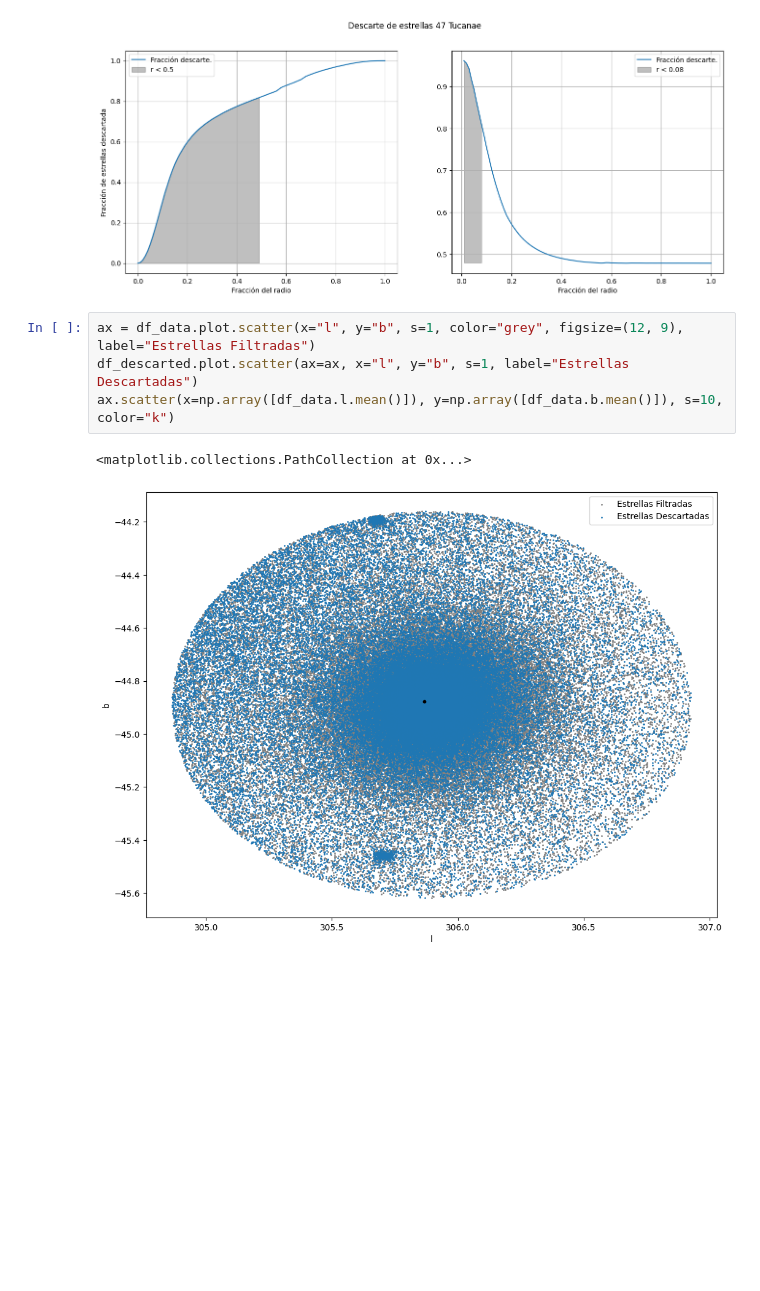
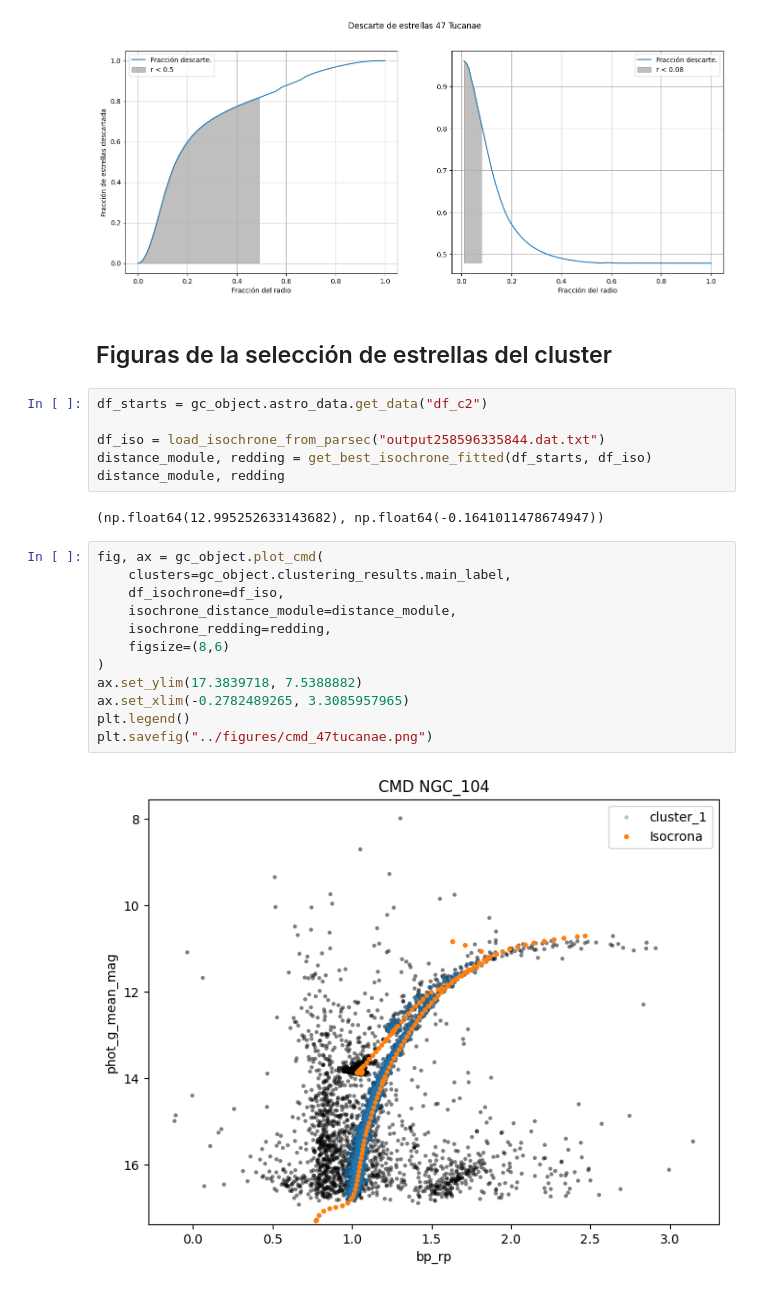
Before and after one commit to santhiperbolico/tfm-ucm-code, a Jupyter notebook: notebooks/memories/Figuras 47 Tucanae.ipynb, the cells around one changed output. Cells and saved outputs as stored; diff of their text form; blank space fills up the shorter version.

```diff
--- a/notebooks/memories/Figuras 47 Tucanae.ipynb
+++ b/notebooks/memories/Figuras 47 Tucanae.ipynb
@@ -148,10 +164,27 @@ ax[1].grid()
 plt.savefig("../figures/fraccion_descarte_47tucanae.png")
 # %% [output]
 [figure]
-# %%
-ax = df_data.plot.scatter(x="l", y="b", s=1, color="grey", figsize=(12, 9), label="Estrellas Filtradas")
-df_descarted.plot.scatter(ax=ax, x="l", y="b", s=1, label="Estrellas Descartadas")
-ax.scatter(x=np.array([df_data.l.mean()]), y=np.array([df_data.b.mean()]), s=10, color="k")
-# %% [output]
-<matplotlib.collections.PathCollection at 0x...>
-[figure, removed]
+# %% [markdown]
+## Figuras de la selección de estrellas del cluster
+# %%
+df_starts = gc_object.astro_data.get_data("df_c2")
+
+df_iso = load_isochrone_from_parsec("output258596335844.dat.txt")
+distance_module, redding = get_best_isochrone_fitted(df_starts, df_iso)
+distance_module, redding
+# %% [output]
+(np.float64(12.995252633143682), np.float64(-0.1641011478674947))
+# %%
+fig, ax = gc_object.plot_cmd(
+    clusters=gc_object.clustering_results.main_label,
+    df_isochrone=df_iso,
+    isochrone_distance_module=distance_module,
+    isochrone_redding=redding,
+    figsize=(8,6)
+)
+ax.set_ylim(17.3839718, 7.5388882)
+ax.set_xlim(-0.2782489265, 3.3085957965)
+plt.legend()
+plt.savefig("../figures/cmd_47tucanae.png")
+# %% [output]
+[figure, added]
```
Also changed, not shown: parts of 16 cells of this notebook, 27 other files.
